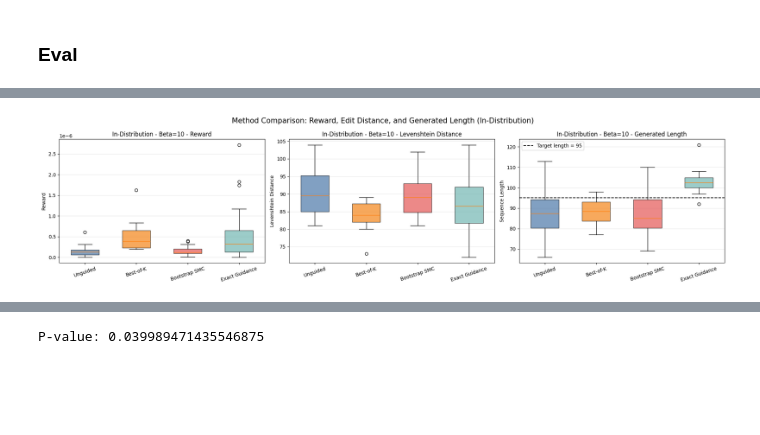
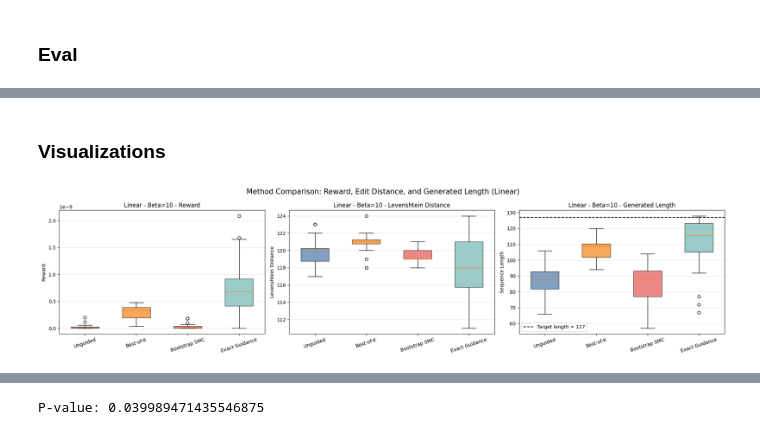
Before and after one commit to upsilonyc/edit-flows-guidance-demo, a Jupyter notebook: main.ipynb, the cells around one changed output, grey strips where cells are left out. Saved outputs shown, nothing was run; the diff lists cells and outputs as text; code cells hidden in the pictures; blank space fills up the shorter version.

```diff
--- a/main.ipynb
+++ b/main.ipynb
@@ -966,7 +966,8 @@ def _ctmc_step(
     target_y: Optional[torch.Tensor] = None,
     return_logprob: bool = False,
     alpha: AlphaType = 5,
-    beta: int = 5
+    beta: int = 5,
+    collect_pre_guidance_rates: Optional[dict[str, list[float]]] = None,
 ):
     """Single Euler-CTMC step shared by all methods."""
     x_t = x_t.detach().cpu()
@@ -984,6 +985,15 @@ def _ctmc_step(
     lambda_del = u_t[:, :, 2].detach().cpu()
     ins_probs = ins_probs.detach().cpu()
     sub_probs = sub_probs.detach().cpu()
+
+    # Capture raw u rates before any guidance modifies lambdas/probabilities.
+    if collect_pre_guidance_rates is not None:
+        active_mask = ~x_pad_mask
+        u_ins_raw = lambda_ins.unsqueeze(-1) * ins_probs
+        u_sub_raw = lambda_sub.unsqueeze(-1) * sub_probs
+        collect_pre_guidance_rates["rates_in"].extend(u_ins_raw[active_mask].reshape(-1).tolist())
+        collect_pre_guidance_rates["rates_sub"].extend(u_sub_raw[active_mask].reshape(-1).tolist())
+        collect_pre_guidance_rates["rates_del"].extend(lambda_del[active_mask].reshape(-1).tolist())
 
     if guidance is not None:
         guided = guidance(
@@ -1074,7 +1084,8 @@ def sample(
     initial_x: Optional[torch.Tensor] = None,
     return_trajectory: bool = False,
     alpha: AlphaType = 5,  # reward function parameter for guidance
-    beta: int = 5 # reward sharpening
+    beta: int = 5, # reward sharpening
+    collect_pre_guidance_rates: Optional[dict[str, list[float]]] = None,
 ):
     """Shared sampler for unguided and guided inference, from x0 to x1."""
     model.eval()
@@ -1102,6 +1113,7 @@ def sample(
             return_logprob=return_logprob,
             alpha=alpha,
             beta=beta,
+            collect_pre_guidance_rates=collect_pre_guidance_rates,
         )
         if return_trajectory:
             trajectory.append(x_t.clone())
@@ -1431,7 +1443,12 @@ def run_single_trial(
     max_rejection_attempts: int,
     beta: int,
     return_trajectory: bool = False,
+    capture_pre_guidance_rates: bool = False,
 ):
+    pre_guidance_rates = None
+    if capture_pre_guidance_rates:
+        pre_guidance_rates = {"rates_in": [], "rates_del": [], "rates_sub": []}
+
     if method_key == "unguided":
         t0 = time.perf_counter()
         out = sample(
@@ -1444,6 +1461,7 @@ def run_single_trial(
             return_trajectory=return_trajectory,
             alpha=alpha,
             beta=beta,
+            collect_pre_guidance_rates=pre_guidance_rates,
         )
         elapsed = time.perf_counter() - t0
         x_final = out["final"][0]
@@ -1493,6 +1511,7 @@ def run_single_trial(
             return_trajectory=return_trajectory,
             alpha=alpha,
             beta=beta,
+            collect_pre_guidance_rates=pre_guidance_rates,
         )
         elapsed = time.perf_counter() - t0
         x_final = out["final"][0]
@@ -1512,6 +1531,9 @@ def run_single_trial(
         "edit_distance": float(d),
         "normalized_edit_distance": float(d_norm),
         "trajectory": trajectory,
+        "rates_in": pre_guidance_rates["rates_in"] if pre_guidance_rates is not None else [],
+        "rates_del": pre_guidance_rates["rates_del"] if pre_guidance_rates is not None else [],
+        "rates_sub": pre_guidance_rates["rates_sub"] if pre_guidance_rates is not None else [],
     }
 
 
@@ -1529,6 +1551,7 @@ def benchmark_methods(
     method_keys: Optional[list[str]] = None,
     return_trials: bool = False,
     capture_trajectory: Optional[dict[str, Any]] = None,
+    capture_pre_guidance_u: bool = True,
 ):
     if method_keys is None:
         method_keys = [k for k, _ in METHOD_SPECS]
@@ -1565,6 +1588,7 @@ def benchmark_methods(
                 max_rejection_attempts=max_rejection_attempts,
                 beta=beta,
                 return_trajectory=should_capture,
+                capture_pre_guidance_rates=(capture_pre_guidance_u and method_key in {"unguided", "exact_guidance_u"}),
             )
 
             times.append(trial["runtime"])
@@ -1588,6 +1612,9 @@ def benchmark_methods(
                     "normalized_edit_distance": float(trial["normalized_edit_distance"]),
                     "generated_seq_len": int(len(_tokens_no_pad(trial["x_final"]))),
                     "x_final_tokens_json": json.dumps(_tokens_no_pad(trial["x_final"])),
+                    "rates_in_json": json.dumps(trial["rates_in"]),
+                    "rates_del_json": json.dumps(trial["rates_del"]),
+                    "rates_sub_json": json.dumps(trial["rates_sub"]),
                 }
             )
 
@@ -1810,0 +1852,2 @@ summary_results_df
+# %% [markdown]
+### Visualizations
@@ -1832,7 +1942,7 @@ import matplotlib.pyplot as plt
 trial_results_df = pd.read_csv("trials_280.csv")
 sequence_results_df = pd.read_csv("sequences_280.csv")
 betas = [10]
-target_names = "In-Distribution"  # change this line to the target name in trials.csv for different target visualizations
+target_names = "Linear"  # change this line to the target name in trials.csv for different target visualizations
 method_specs = [
     ("unguided", "Unguided"),
     ("best_of_k", "Best-of-K"),
@@ -1884,36 +1994,36 @@ for beta in betas:
     bp_len = ax_len.boxplot(len_data, patch_artist=True, tick_labels=method_labels, widths=0.55)
     for patch, color in zip(bp_len["boxes"], colors):
         patch.set_facecolor(color)
         patch.set_alpha(0.7)
 
     sequence_target = _sequence_target_name(target_names)
     target_rows = sequence_results_df[
         (sequence_results_df["record_type"] == "target")
         & (sequence_results_df["target"] == sequence_target)
     ]
     if not target_rows.empty:
         target_tokens = json.loads(target_rows.iloc[0]["sequence_json"])
         target_len = len(target_tokens)
         ax_len.axhline(
             y=target_len,
             color="black",
             linestyle="--",
             linewidth=1.5,
             label=f"Target length = {target_len}",
         )
         ax_len.legend(loc="best")
 
     ax_len.set_title(f"{target_names} - Beta={beta} - Generated Length")
     ax_len.set_ylabel("Sequence Length")
     ax_len.tick_params(axis="x", rotation=18)
     ax_len.grid(True, axis="y", alpha=0.3)
 
-fig.suptitle(f"Method Comparison: Reward, Edit Distance, and Generated Length (In-Distribution)", fontsize=15)
+fig.suptitle(f"Method Comparison: Reward, Edit Distance, and Generated Length (Linear)", fontsize=15)
 fig.tight_layout()
-plt.savefig("benchmark_12_box_in_dis.png")
+plt.savefig("benchmark_13_box_linear.png")
 plt.show()
 # %% [output]
-[figure, old version]
+[figure, new version]
 # %%
 # Visualization cell: load representative sequences and plot x0/targets + generated grids
 import json
```
Also changed, not shown: parts of 10 cells of this notebook, 13 other files.
